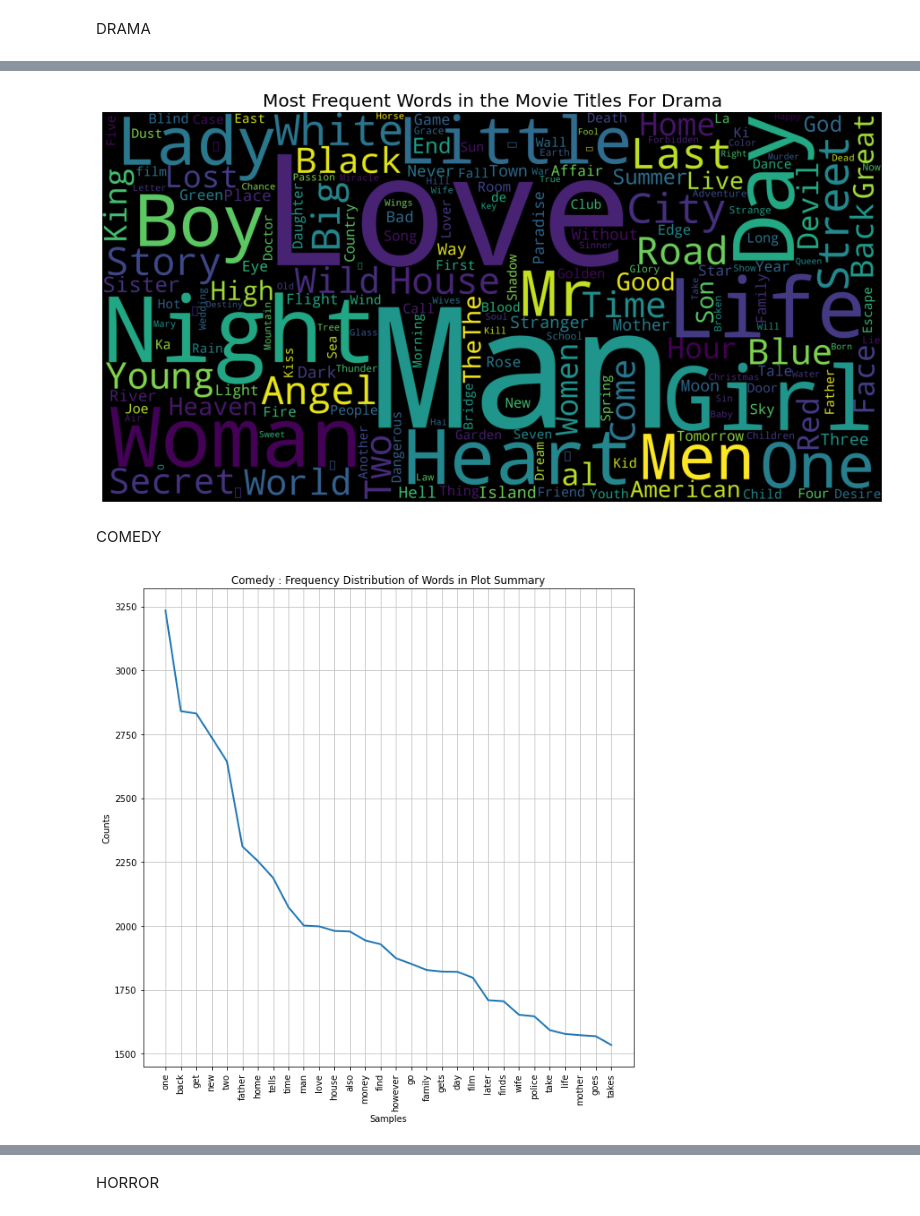
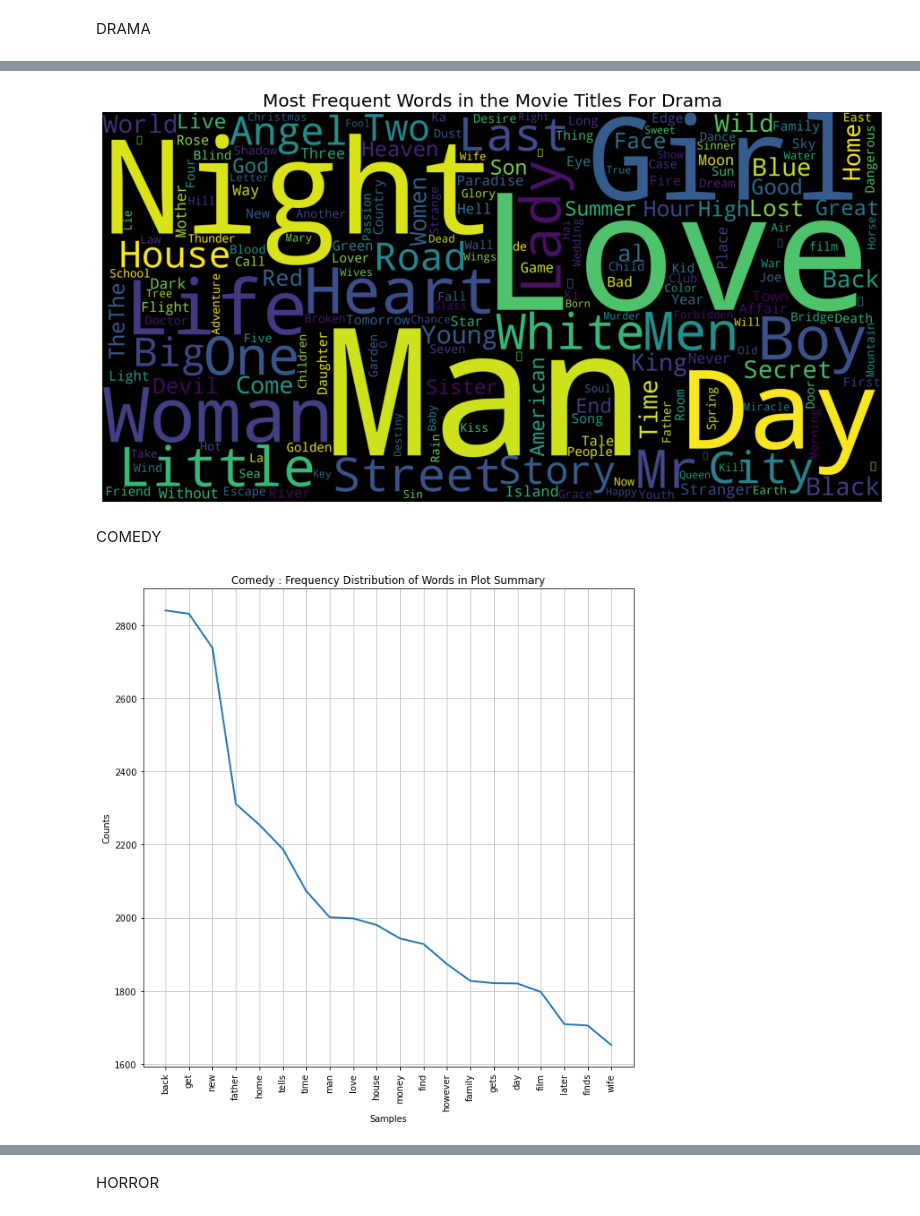
Before and after one commit to Wonuabimbola/movie-genre-prediction, a Jupyter notebook: Untitled.ipynb, the cells around one changed output, grey strips where cells are left out. Drawn from its saved outputs; the diff is of its cells as text; code cells hidden in the pictures.

```diff
--- a/Untitled.ipynb
+++ b/Untitled.ipynb
@@ -231,6 +228,7 @@ stopwords_list += list(string.punctuation)
 # %%
 stopwords_list = stopwords.words('english')
 stopwords_list += list(string.punctuation)
+stopwords_list += ['one', 'two', 'go','goes' 'get', 'also']
 
 def clean_text(text):
     text = text.lower()
@@ -276,6 +288,4 @@ fig.savefig('./images/freqdistofwordsinplotsummaryfordramagenre');
 # %%
-# Create a wordcloud of the movie titles
-# movies['title'] = movies['title'].fillna("").astype('str')
 title_corpus = ' '.join(drama_plot['Title'])
 title_wordcloud = WordCloud(stopwords=STOPWORDS, background_color='black', height=2000, width=4000).generate(title_corpus)
 
@@ -287,18 +297,20 @@ plt.title('Most Frequent Words in the Movie Titles For Drama', fontsize = 20)
 plt.show()
 fig.savefig('./images/MovieTitleCloudDrama.png');
 # %% [output]
-[figure, old version]
+[figure, new version]
 # %% [markdown]
 COMEDY
 # %%
 comedy_plot = df_to_use.loc[df_to_use['labels'] == 2, ['Plot', 'Title']]
 comedy_plotlist = [x for x in comedy_plot['Plot'].str.split()]
 comedy_plotlist = list(itertools.chain(*comedy_plotlist))
 
+
+
 fig = plt.figure(figsize=(10, 10))
 fdist = FreqDist(comedy_plotlist)
 plt.title('Comedy : Frequency Distribution of Words in Plot Summary')
-fdist.plot(30)
+fdist.plot(20)
 fig.savefig('./images/freqdistofwordsinplotsummaryforcomedygenre');
 # %% [output]
-[figure, old version]
+[figure, new version]
```
Also changed, not shown: parts of 27 cells of this notebook, 18 other files.
